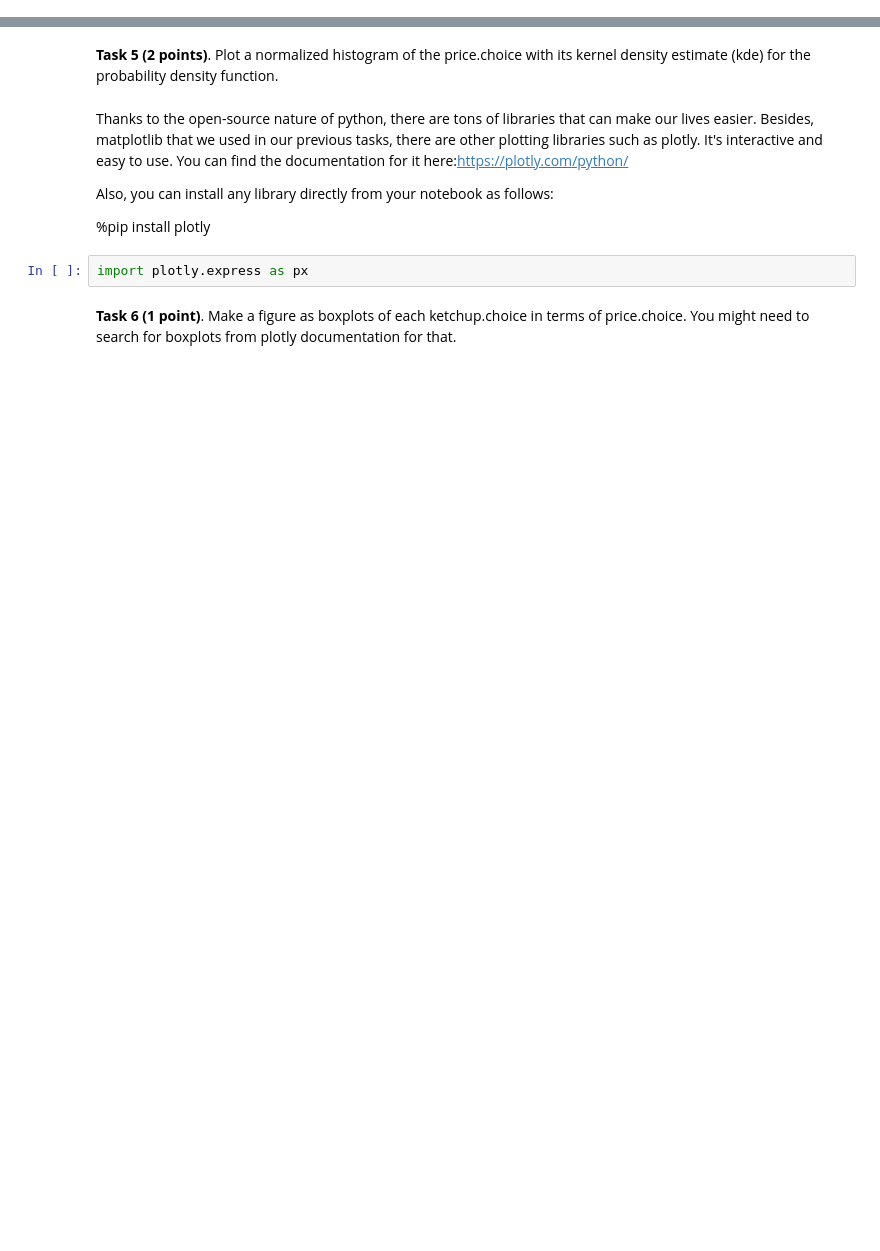
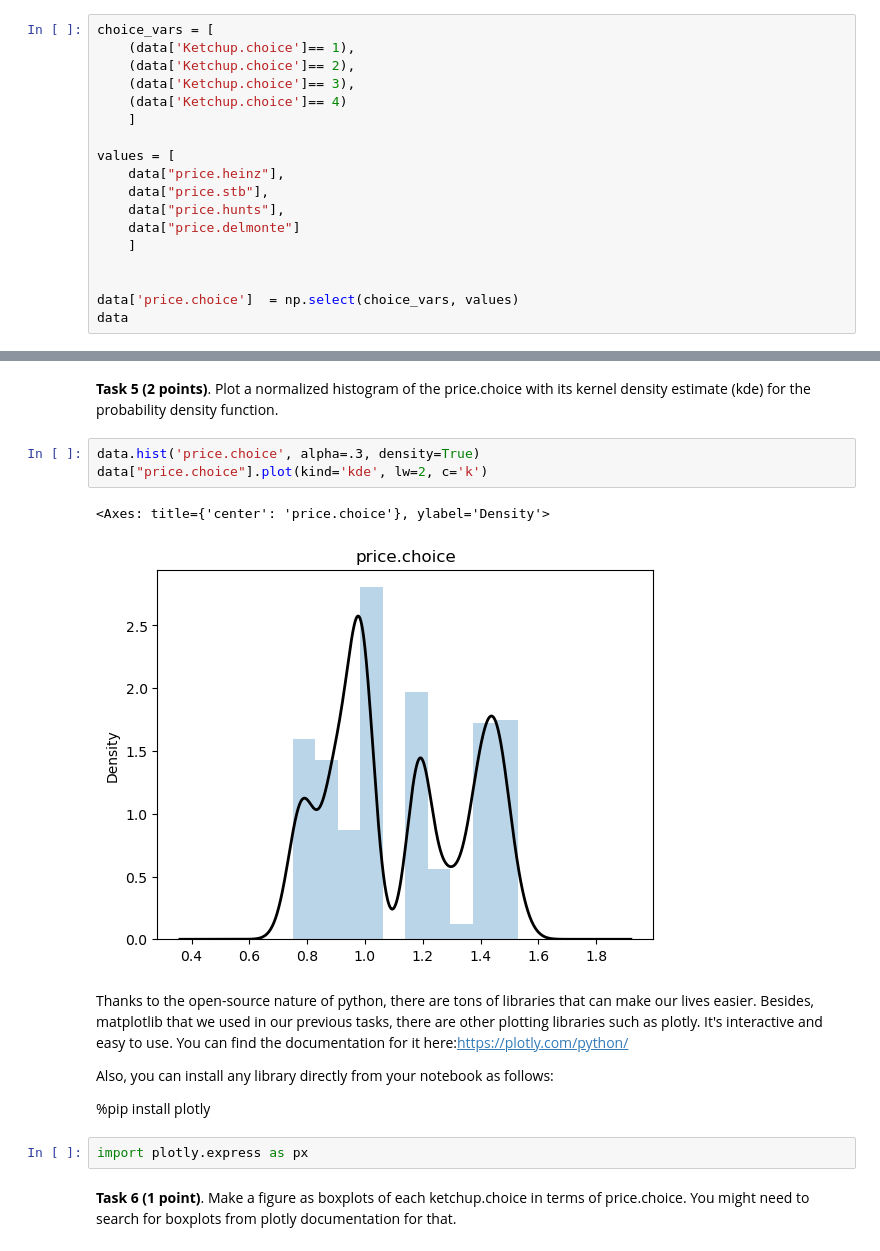
Before and after one commit to segmue/ESC403_assignments, a Jupyter notebook: Week2/Session_02.ipynb, the cells around one changed output, grey strips where cells are left out. Drawn from its saved outputs; the diff is of its cells as text; blank space fills up the shorter version.

```diff
--- a/Week2/Session_02.ipynb
+++ b/Week2/Session_02.ipynb
@@ -139,2 +181,20 @@ array([[<Axes: title={'center': 'price.delmonte'}>]], dtype=object)
 # %% [markdown]
 **Task 4 (2 points)**. Create a new column with chosen ketchup prices and name the column as price.choice. For example, if Ketchup.choice is heinz, then insert into a row of price.choice a corresponding value from price.heinz.
+# %%
+choice_vars = [
+    (data['Ketchup.choice']== 1),
+    (data['Ketchup.choice']== 2),
+    (data['Ketchup.choice']== 3),
+    (data['Ketchup.choice']== 4)
+    ]
+
+values = [
+    data["price.heinz"],
+    data["price.stb"],
+    data["price.hunts"],
+    data["price.delmonte"]
+    ]
+
+
+data['price.choice']  = np.select(choice_vars, values)
+data
@@ -141,5 +215,11 @@ array([[<Axes: title={'center': 'price.delmonte'}>]], dtype=object)
 # %% [markdown]
 **Task 5 (2 points)**. Plot a normalized histogram of the price.choice with its kernel density estimate (kde) for the probability density function.
+# %%
+data.hist('price.choice', alpha=.3, density=True)
+data["price.choice"].plot(kind='kde', lw=2, c='k')
+# %% [output]
+<Axes: title={'center': 'price.choice'}, ylabel='Density'>
+[figure, added]
 # %% [markdown]
 Thanks to the open-source nature of python, there are tons of libraries that can make our lives easier. Besides, matplotlib that we used in our previous tasks, there are other plotting libraries such as plotly. It's interactive and easy to use. You can find the documentation for it here:https://plotly.com/python/
 
```
Also changed, not shown: parts of 9 cells of this notebook, 1 other file.
